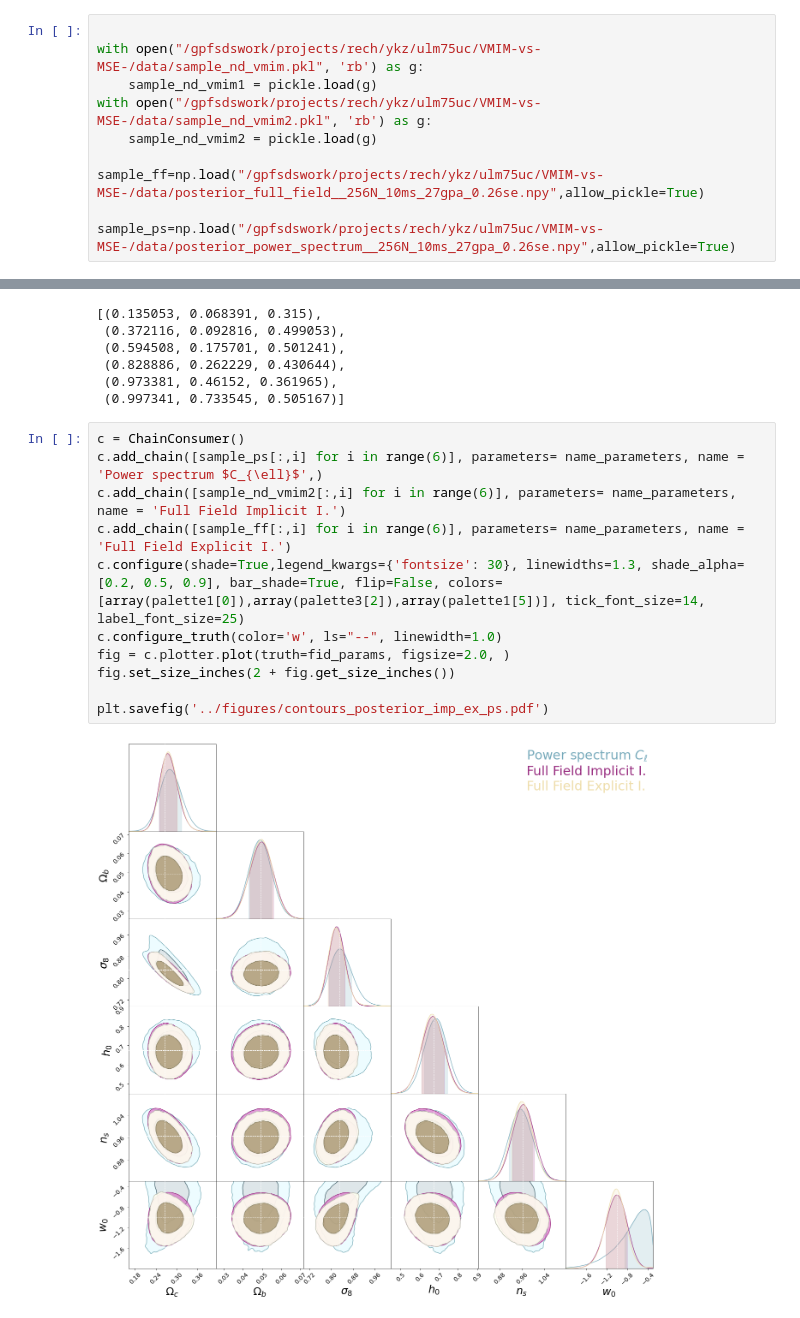
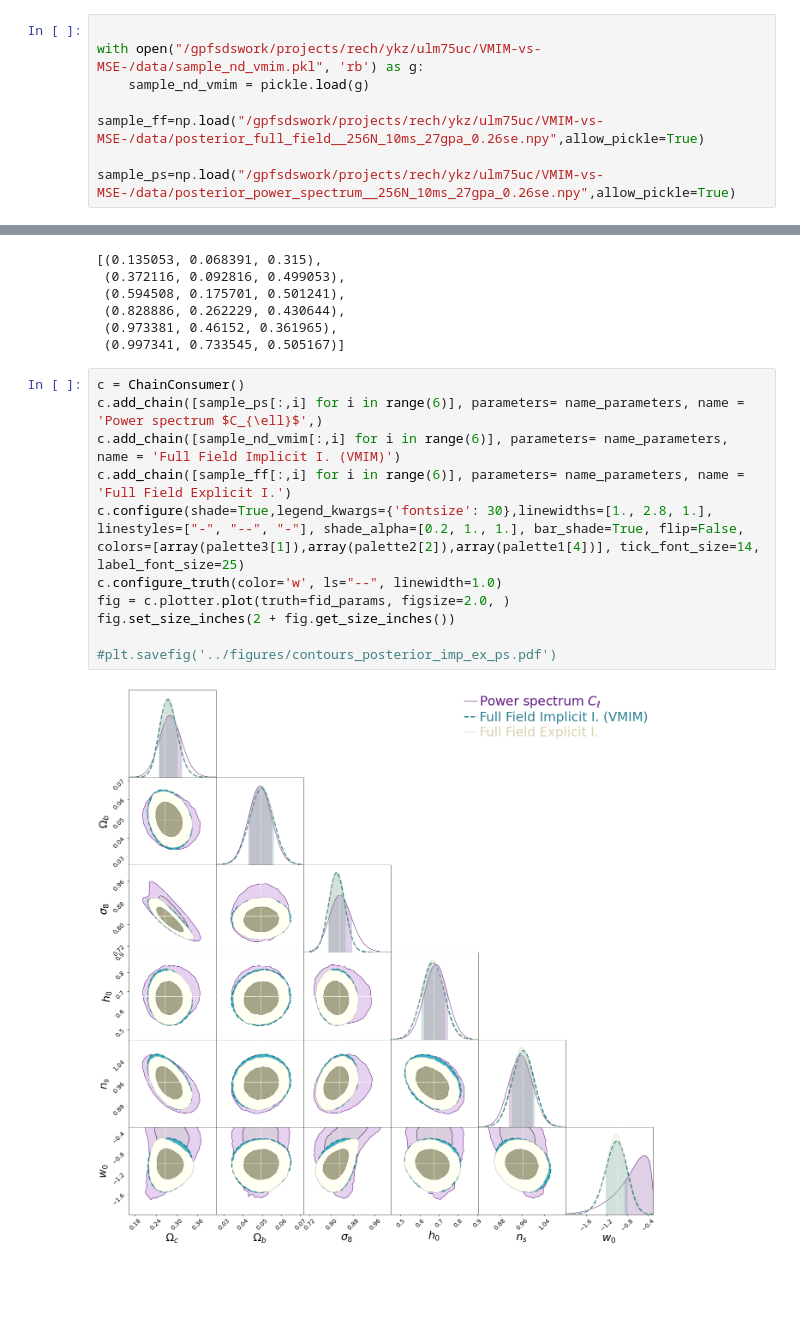
Before and after one commit to dlanzieri/WL_Implicit-Inference, a Jupyter notebook: notebook/posterior_comparison.ipynb, the cells around one changed output, grey strips where cells are left out. Drawn from its saved outputs; the diff is of its cells as text; blank space fills up the shorter version.

Commit message:
gnll plots

```diff
--- a/notebook/posterior_comparison.ipynb
+++ b/notebook/posterior_comparison.ipynb
@@ -25,9 +25,7 @@ Populating the interactive namespace from numpy and matplotlib
 # %%
 
 with open("/gpfsdswork/projects/rech/ykz/ulm75uc/VMIM-vs-MSE-/data/sample_nd_vmim.pkl", 'rb') as g:
-    sample_nd_vmim1 = pickle.load(g)
-with open("/gpfsdswork/projects/rech/ykz/ulm75uc/VMIM-vs-MSE-/data/sample_nd_vmim2.pkl", 'rb') as g:
-    sample_nd_vmim2 = pickle.load(g)
+    sample_nd_vmim = pickle.load(g)
 
 sample_ff=np.load("/gpfsdswork/projects/rech/ykz/ulm75uc/VMIM-vs-MSE-/data/posterior_full_field__256N_10ms_27gpa_0.26se.npy",allow_pickle=True)
 
@@ -71,13 +69,13 @@ palette3
 # %%
 c = ChainConsumer()
 c.add_chain([sample_ps[:,i] for i in range(6)], parameters= name_parameters, name = 'Power spectrum $C_{\ell}$',)
-c.add_chain([sample_nd_vmim2[:,i] for i in range(6)], parameters= name_parameters, name = 'Full Field Implicit I.')
+c.add_chain([sample_nd_vmim[:,i] for i in range(6)], parameters= name_parameters, name = 'Full Field Implicit I. (VMIM)')
 c.add_chain([sample_ff[:,i] for i in range(6)], parameters= name_parameters, name = 'Full Field Explicit I.')
-c.configure(shade=True,legend_kwargs={'fontsize': 30}, linewidths=1.3, shade_alpha=[0.2, 0.5, 0.9], bar_shade=True, flip=False, colors=[array(palette1[0]),array(palette3[2]),array(palette1[5])], tick_font_size=14, label_font_size=25)
+c.configure(shade=True,legend_kwargs={'fontsize': 30},linewidths=[1., 2.8, 1.], linestyles=["-", "--", "-"], shade_alpha=[0.2, 1., 1.], bar_shade=True, flip=False, colors=[array(palette3[1]),array(palette2[2]),array(palette1[4])], tick_font_size=14, label_font_size=25)
 c.configure_truth(color='w', ls="--", linewidth=1.0)
 fig = c.plotter.plot(truth=fid_params, figsize=2.0, )
 fig.set_size_inches(2 + fig.get_size_inches())
 
-plt.savefig('../figures/contours_posterior_imp_ex_ps.pdf')
+#plt.savefig('../figures/contours_posterior_imp_ex_ps.pdf')
 # %% [output]
-[figure, old version]
+[figure, new version]
```
Also changed, not shown: parts of 2 cells of this notebook, 7 other files.
